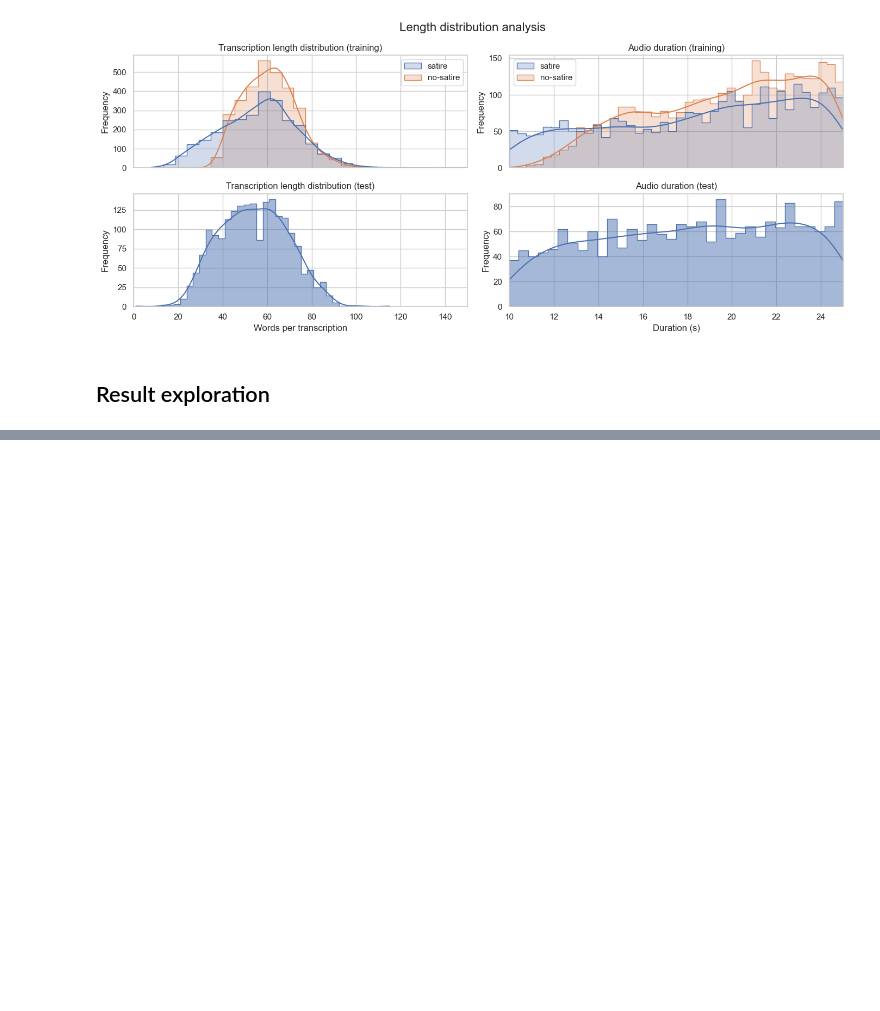
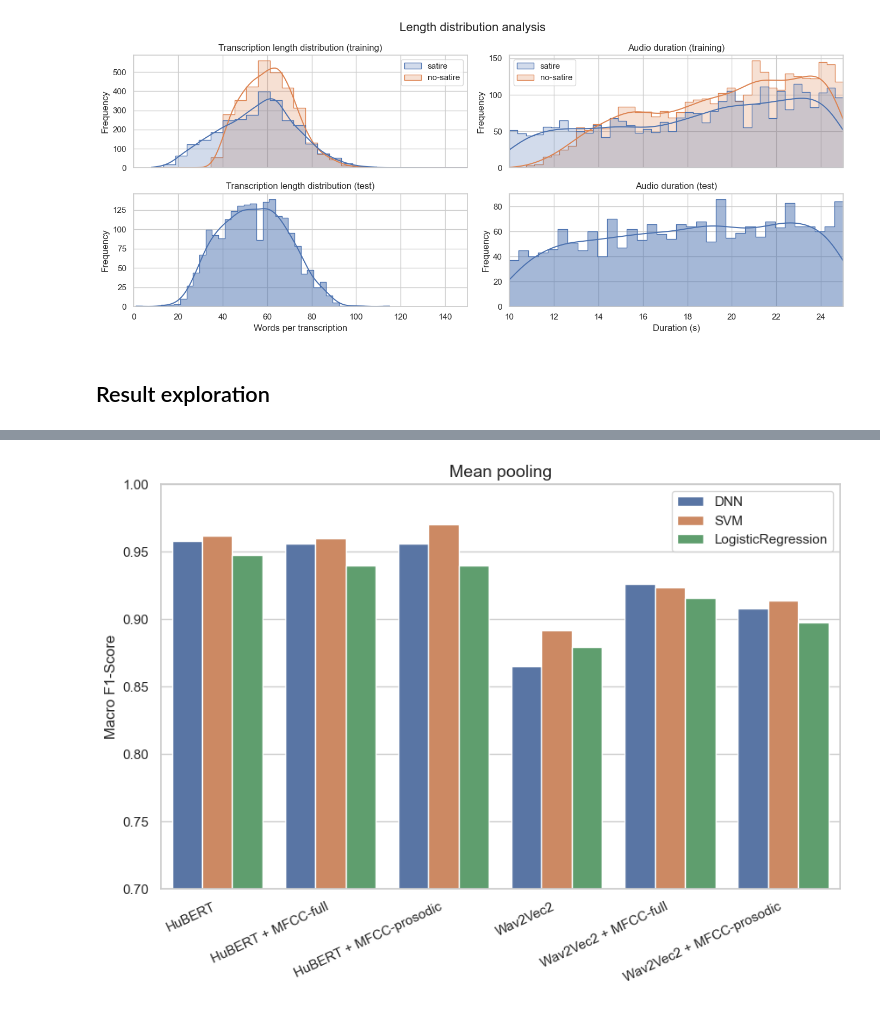
Before and after one commit to valevil27/SatiSPeech-2025, a Jupyter notebook: exploration.ipynb, the cells around one changed output, grey strips where cells are left out. Saved outputs shown, nothing was run; the diff lists cells and outputs as text; code cells hidden in the pictures; blank space fills up the shorter version.

```diff
--- a/exploration.ipynb
+++ b/exploration.ipynb
@@ -306,0 +312,14 @@ plot_f1_overview(
+# %%
+plot_f1_overview(
+    audio[(audio.name.str.contains("-mean", case=False)) &
+          (~audio.name.str.contains("-stats", case=False)) &
+          (audio.model != "RandomForest")]
+        .apply(lambda x: x.str.replace("-Mean", "") if x.name == "name" else x)
+        .apply(lambda x: x.str.replace("_", " + ") if x.name == "name" else x)
+        .sort_values("name"),
+    "Mean pooling",
+    xticks_rotation=25,
+)
+plt.show()
+# %% [output]
+[figure, added]
```
Also changed, not shown: parts of 16 cells of this notebook, 1 other file.
